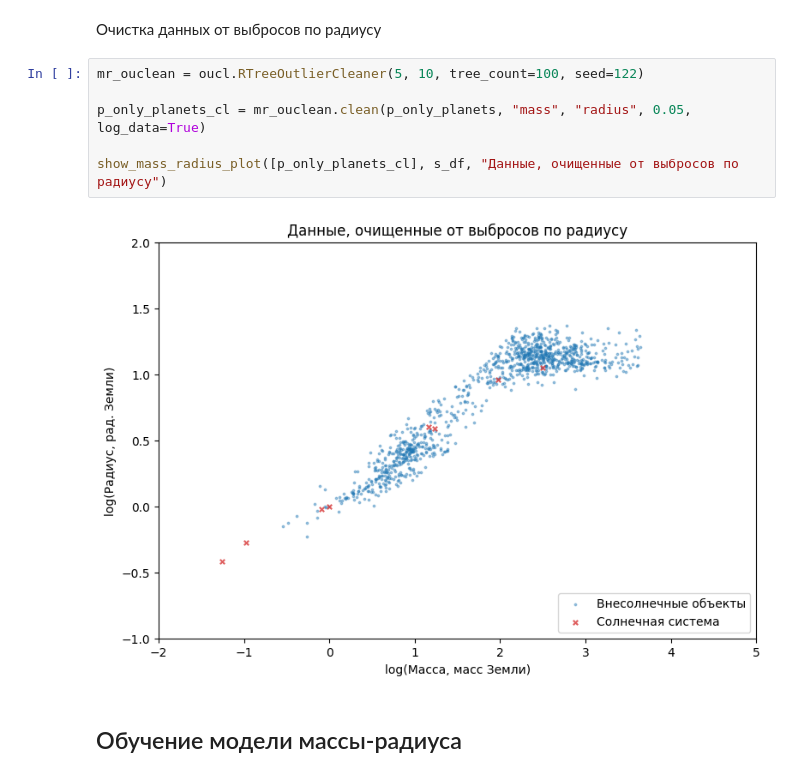
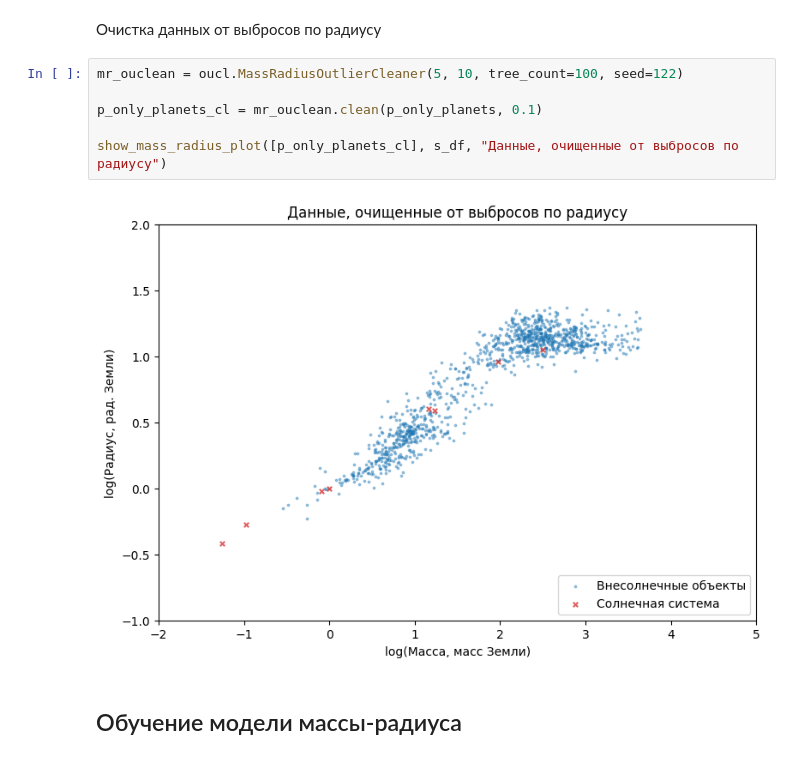
Before and after one commit to ochobkaa/exoplanetmodel, a Jupyter notebook: exoplanets.ipynb, the cells around one changed output. Drawn from its saved outputs; the diff is of its cells as text.

```diff
--- a/exoplanets.ipynb
+++ b/exoplanets.ipynb
@@ -237,13 +238,13 @@ show_mass_radius_plot([p_only_planets], s_df, "Объекты планетарн
 # %% [markdown]
 Очистка данных от выбросов по радиусу
 # %%
-mr_ouclean = oucl.RTreeOutlierCleaner(5, 10, tree_count=100, seed=122)
+mr_ouclean = oucl.MassRadiusOutlierCleaner(5, 10, tree_count=100, seed=122)
 
-p_only_planets_cl = mr_ouclean.clean(p_only_planets, "mass", "radius", 0.05, log_data=True)
+p_only_planets_cl = mr_ouclean.clean(p_only_planets, 0.1)
 
 show_mass_radius_plot([p_only_planets_cl], s_df, "Данные, очищенные от выбросов по радиусу")
 # %% [output]
-[figure, old version]
+[figure, new version]
 # %% [markdown]
 <h2>Обучение модели массы-радиуса</h2>
 # %% [markdown]
```
Also changed, not shown: parts of 13 cells of this notebook.
